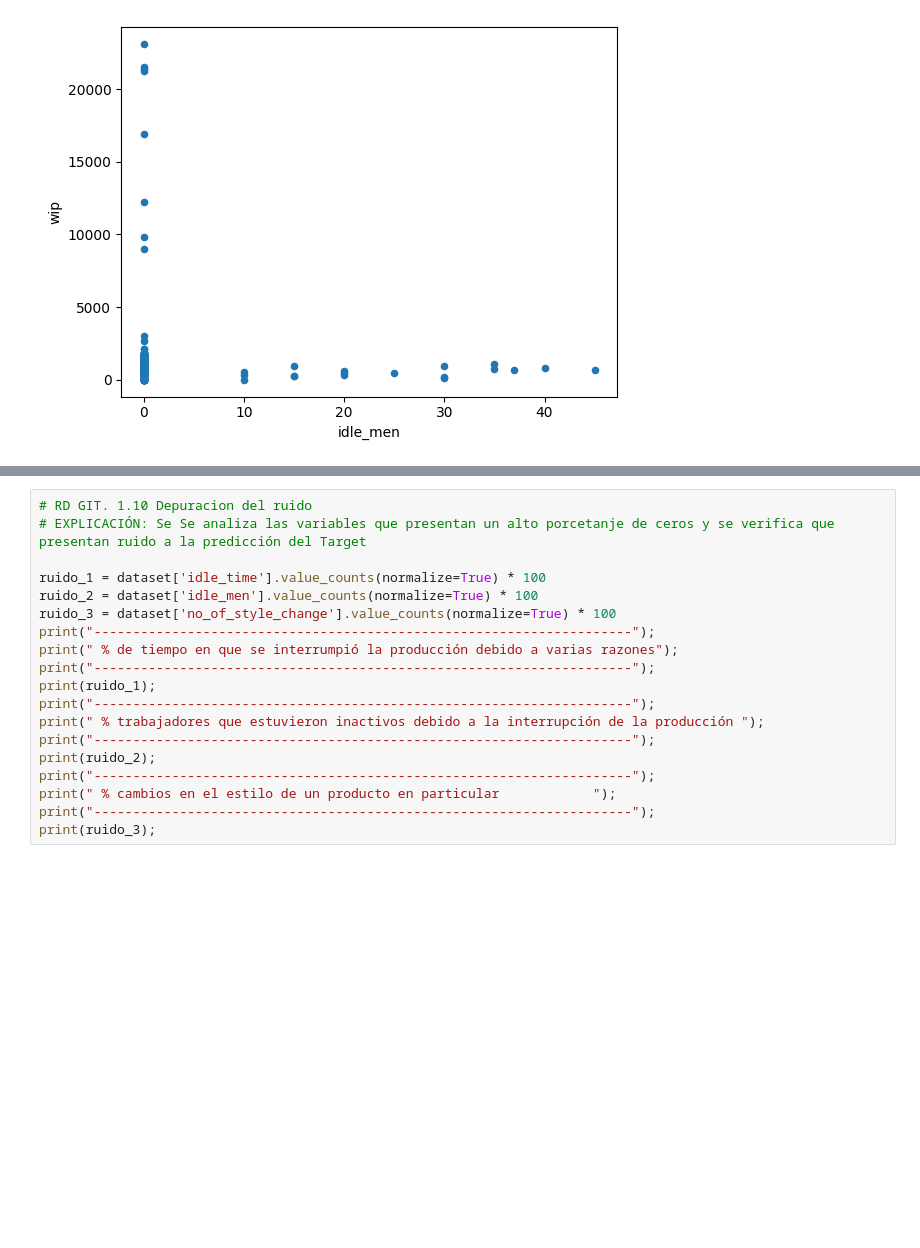
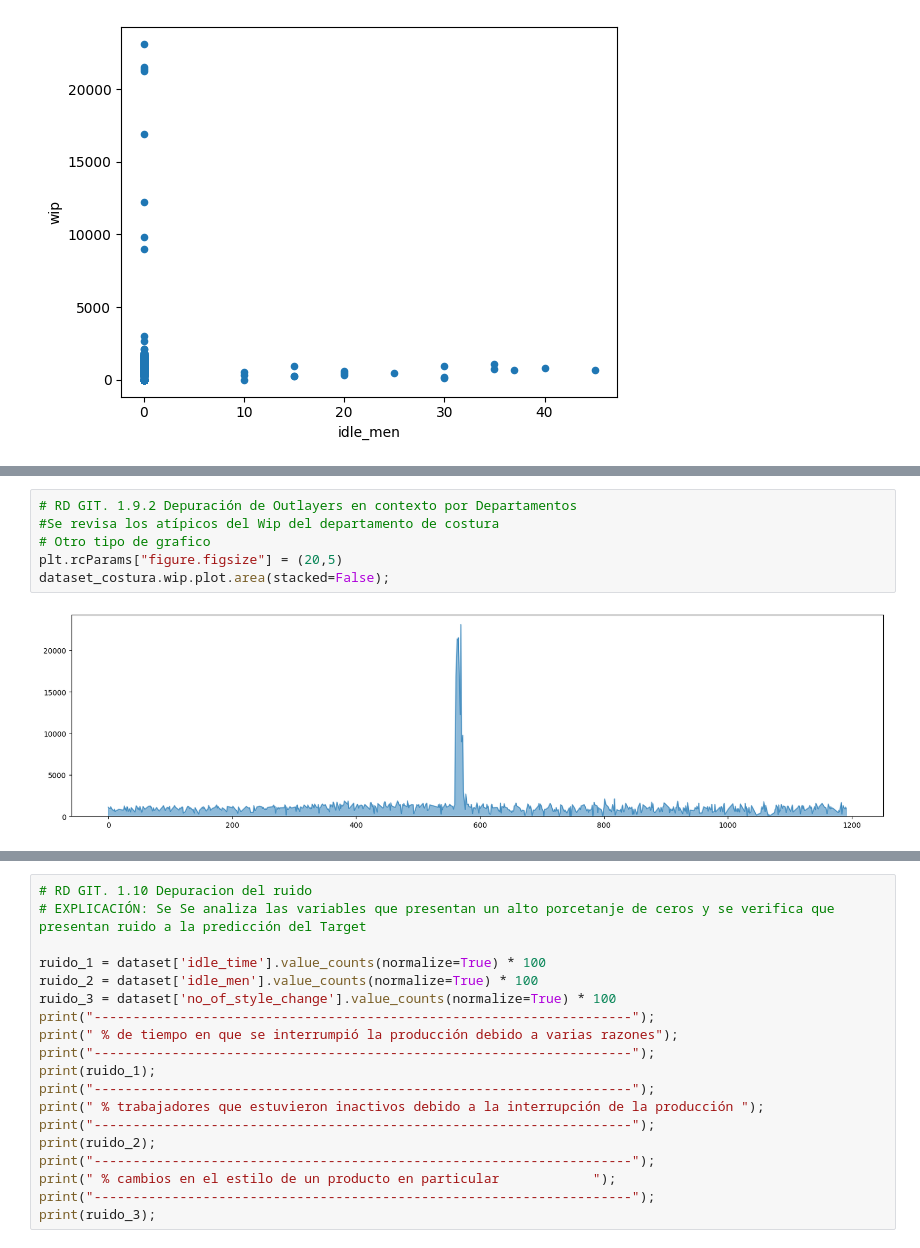
Before and after one commit to darwinpadilla/Grupo_Productivity_Prediction, a Jupyter notebook: Grupo_Productivity_Prediction.ipynb, the cells around one changed output, grey strips where cells are left out. Drawn from its saved outputs; the diff is of its cells as text; blank space fills up the shorter version.

```diff
--- a/Grupo_Productivity_Prediction.ipynb
+++ b/Grupo_Productivity_Prediction.ipynb
@@ -826,0 +835,8 @@ dfR14.plot.scatter(x="idle_men", y="wip", alpha=1)
+# %%
+# RD GIT. 1.9.2 Depuración de Outlayers en contexto por Departamentos
+#Se revisa los atípicos del Wip del departamento de costura
+# Otro tipo de grafico
+plt.rcParams["figure.figsize"] = (20,5)
+dataset_costura.wip.plot.area(stacked=False);
+# %% [output]
+[figure, added]
```
Also changed, not shown: parts of 13 cells of this notebook.
